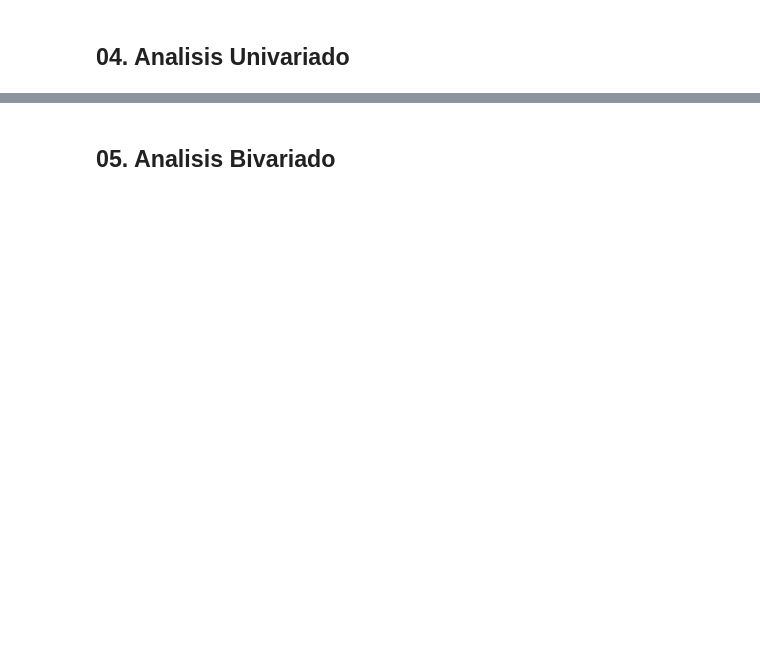
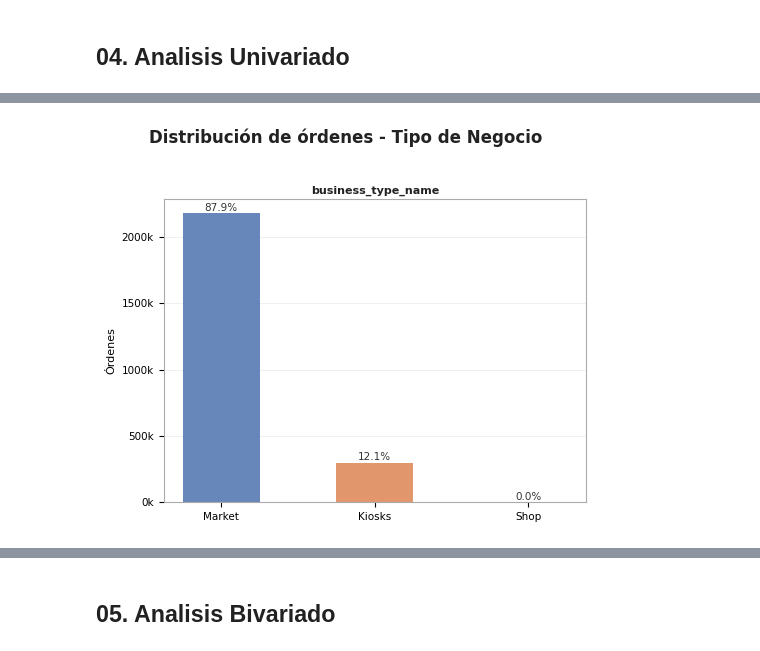
Before and after one commit to javiermagnone-lab/Javito, a Jupyter notebook: Taller_obligatorio_1.ipynb, the cells around one changed output, grey strips where cells are left out. Cells and saved outputs as stored; diff of their text form; code cells hidden in the pictures; blank space fills up the shorter version.

```diff
--- a/Taller_obligatorio_1.ipynb
+++ b/Taller_obligatorio_1.ipynb
@@ -716,0 +1014,35 @@ hist_qc_orders           : 0 órdenes con más de un valor
+# %%
+#Gráfico variables cualitativas: Bussines type
+
+import matplotlib.ticker as mticker
+
+PAL  = sns.color_palette('deep')
+
+fig, ax_bt = plt.subplots(1, 1, figsize=(5.1, 4), facecolor='white')
+fig.suptitle('Distribución de órdenes - Tipo de Negocio',
+             fontsize=12, fontweight='bold', color='#222222', y=1.02)
+
+def style_ax(ax, fs=8):
+    ax.set_facecolor('white')
+    ax.set_axisbelow(True)
+    ax.grid(axis='y', color='#EEEEEE', linewidth=0.6)
+    ax.tick_params(labelsize=fs)
+    for sp in ax.spines.values():
+        sp.set_edgecolor('#AAAAAA'); sp.set_linewidth(0.8)
+    ax.yaxis.set_major_formatter(mticker.FuncFormatter(lambda x, _: f'{int(x/1000)}k'))
+
+# business_type_name
+colors = [PAL[i % len(PAL)] for i in range(len(vc_bt))]
+bars1  = ax_bt.bar(vc_bt.index, vc_bt.values, color=colors, alpha=0.85, width=0.5)
+for bar, pct in zip(bars1, pct_bt.values):
+    ax_bt.text(bar.get_x() + bar.get_width()/2, bar.get_height() + 1500,
+               f'{pct:.1f}%', ha='center', va='bottom', fontsize=7.5, color='#333333')
+ax_bt.set_title('business_type_name', fontsize=8, fontweight='bold', color='#222222', pad=4)
+ax_bt.set_ylabel('Órdenes', fontsize=8)
+style_ax(ax_bt, fs=7.5)
+
+plt.tight_layout()
+sns.reset_defaults()
+plt.show()
+# %% [output]
+[figure, added]
```
Also changed, not shown: parts of 28 cells of this notebook.
